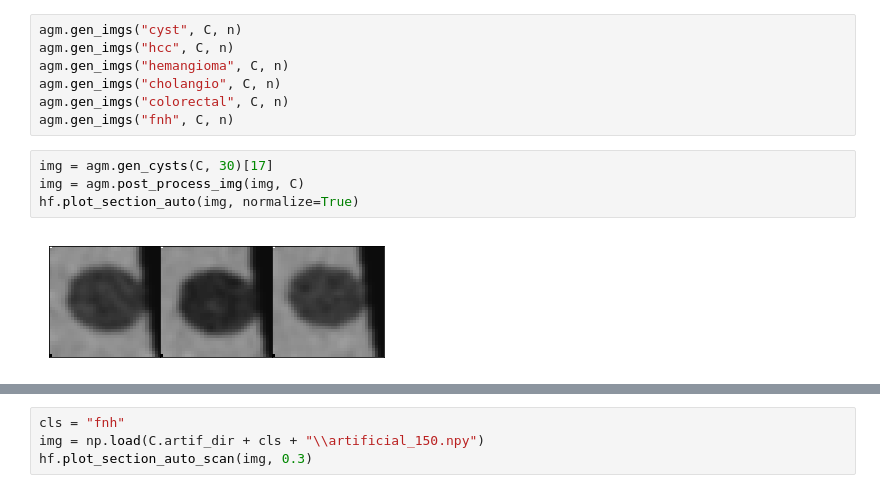
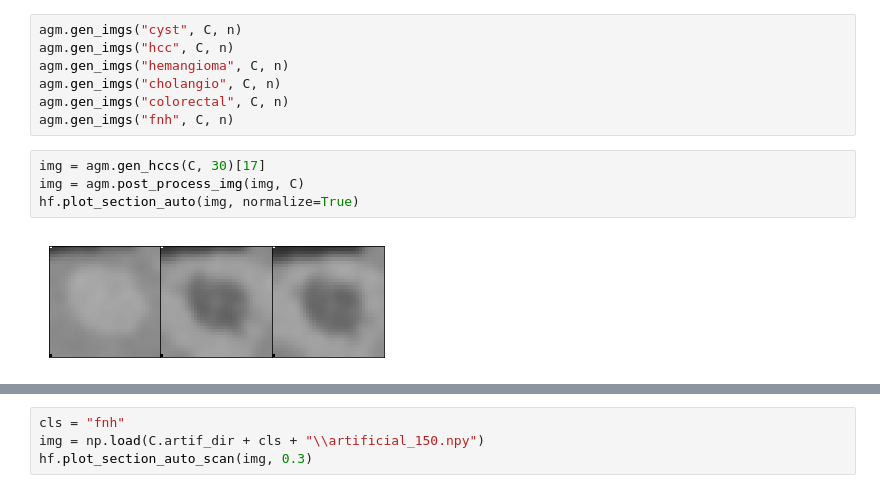
Before and after one commit to clintonjwang/voi-classifier, a Jupyter notebook: artificial-data-generator.ipynb, the cells around one changed output, grey strips where cells are left out. Saved outputs shown, nothing was run; the diff lists cells and outputs as text.

```diff
--- a/artificial-data-generator.ipynb
+++ b/artificial-data-generator.ipynb
@@ -20,11 +21,11 @@ agm.gen_imgs("cholangio", C, n)
 agm.gen_imgs("colorectal", C, n)
 agm.gen_imgs("fnh", C, n)
 # %%
-img = agm.gen_cysts(C, 30)[17]
+img = agm.gen_hccs(C, 30)[17]
 img = agm.post_process_img(img, C)
 hf.plot_section_auto(img, normalize=True)
 # %% [output]
-[figure, old version]
+[figure, new version]
 # %%
 img = agm.gen_hemangiomas(C, 30)[12]
 img = agm.post_process_img(img, C)
```
Also changed, not shown: parts of 2 cells of this notebook, 8 other files.
